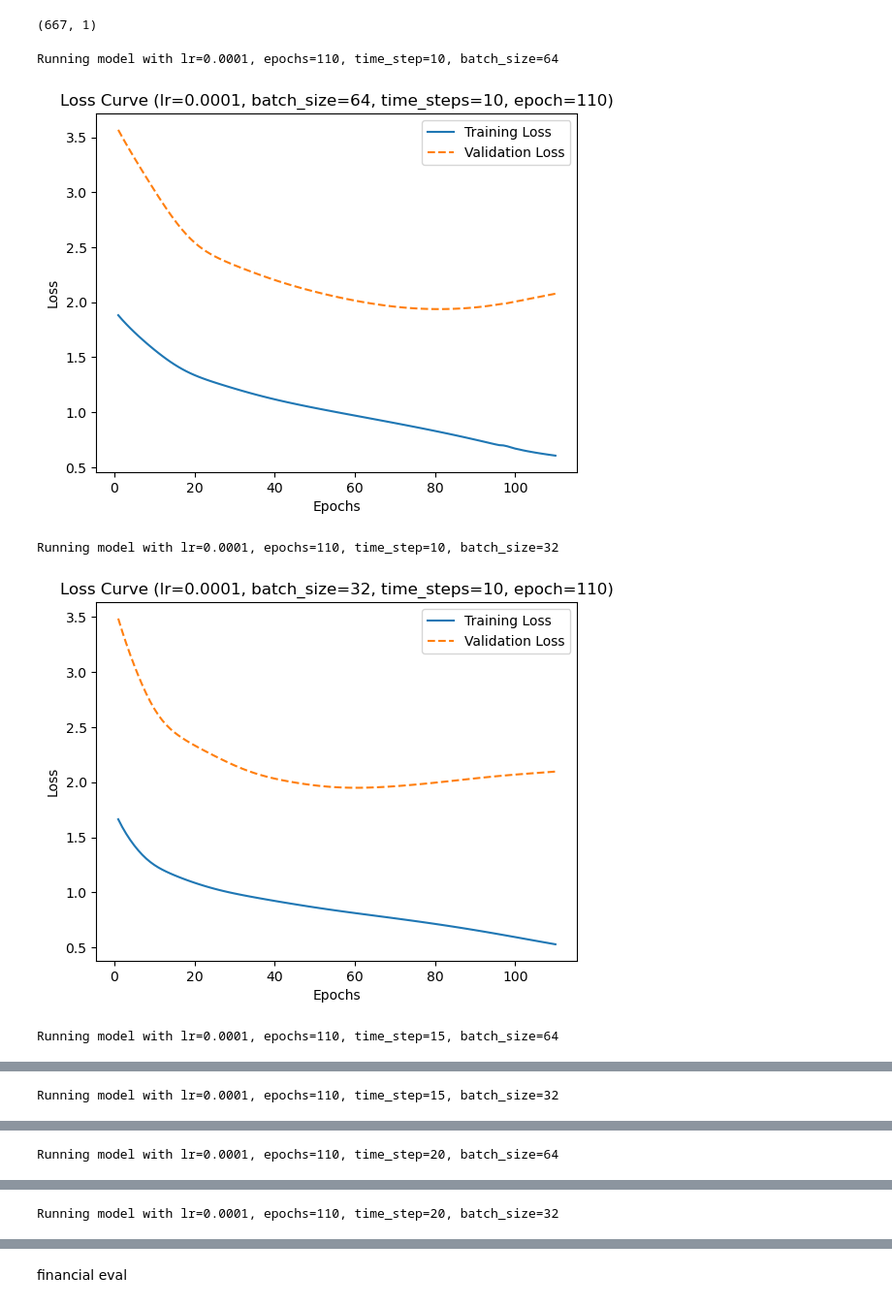
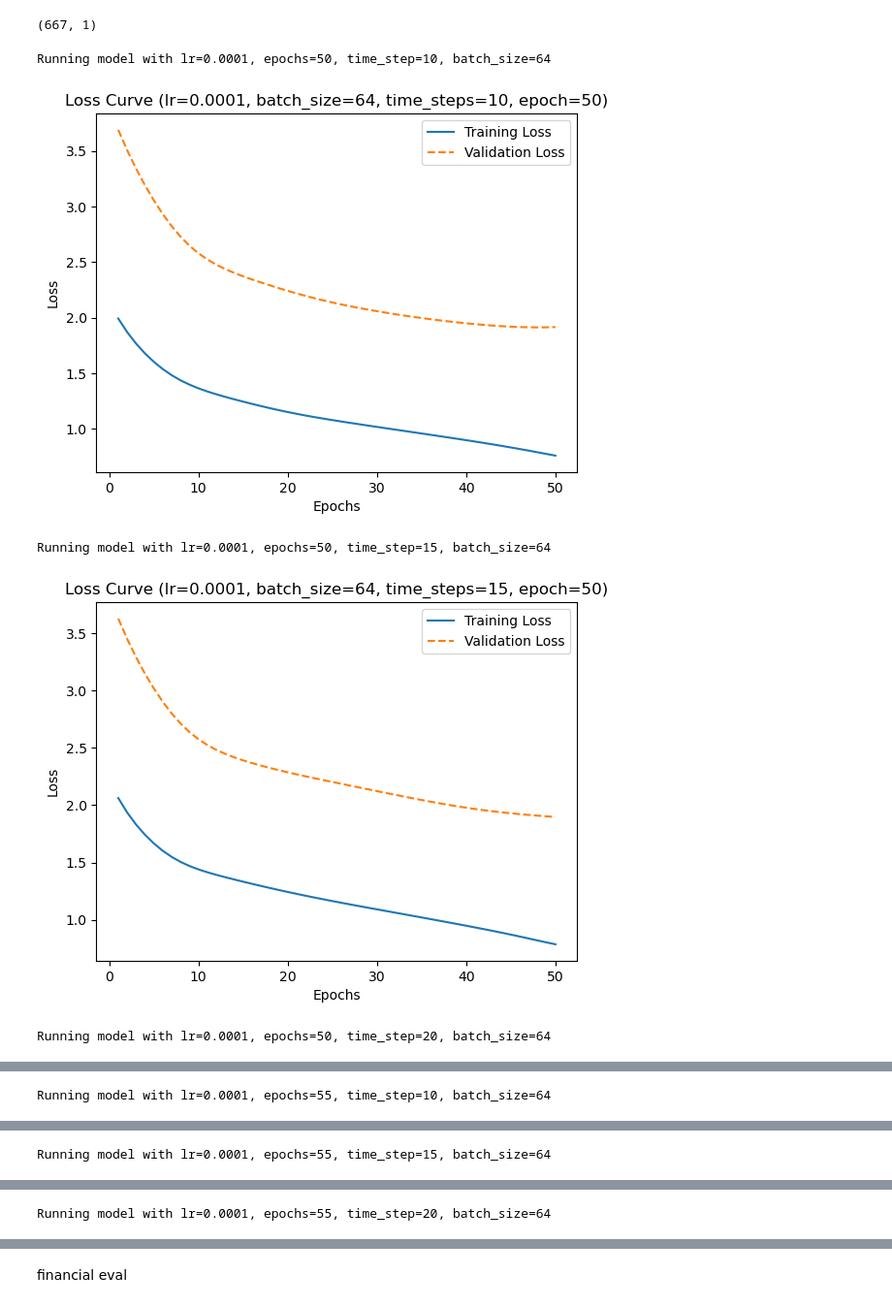
Before and after one commit to halilvibrahim/stock_movement, a Jupyter notebook: Ensemble_Models/PEP_Ensemble.ipynb, the cells around one changed output, grey strips where cells are left out. Shown at 97% size. Cells and saved outputs as stored; diff of their text form; code cells hidden in the pictures.

Commit message:
pep model tests.

```diff
--- a/Ensemble_Models/PEP_Ensemble.ipynb
+++ b/Ensemble_Models/PEP_Ensemble.ipynb
@@ -90,9 +90,9 @@ from itertools import product  # For generating combinations
 
 # Define model parameters
 learning_rates = [0.0001]
-epochs = [110, 105, 100]
+epochs = [50, 55, 60]
 time_steps = [10, 15, 20]
-batch_sizes = [64,32]
+batch_sizes = [64]
 
 # Create combinations of parameters (learning rate, epochs, time steps, batch size)
 combinations = list(product(learning_rates, epochs, time_steps, batch_sizes))
@@ -130,7 +130,7 @@ for lr, epoch_count, time_step, batch_size in combinations:
 
     # Define Mamba model configuration
     config = MambaConfig(
-        d_model=32,
+        d_model=64,
         n_layers=3,
         dt_rank='auto',
         d_state=16,
@@ -173,35 +173,35 @@ for lr, epoch_count, time_step, batch_size in combinations:
         with torch.no_grad():
             X_test_tensor = X_test.clone().detach().to(device).view(-1, time_step, 1)
             y_test_pred = model(X_test_tensor)[:, -1, -1]
             val_loss = criterion(y_test_pred, y_test.to(device)).item()
             validation_losses.append(val_loss)
 
 
     plt.figure()
     plt.plot(range(1, epoch_count + 1), train_losses, label='Training Loss')
     plt.plot(range(1, epoch_count + 1), validation_losses, label='Validation Loss', linestyle='--')
     plt.xlabel('Epochs')
     plt.ylabel('Loss')
     plt.title(f'Loss Curve (lr={lr}, batch_size={batch_size}, time_steps={time_step}, epoch={epoch_count})')
     plt.legend()
     plt.show()
 
     # Test mode and prediction
     model.eval()
     X_test_tensor = X_test.clone().detach().to(device).view(-1, time_step, 1)
 
     with torch.no_grad():
         y_test_pred = model(X_test_tensor)[:, -1, -1].cpu().numpy()
         y_test_pred = y_test_pred.reshape(-1, 1)
         y_test_pred = scaler.inverse_transform(y_test_pred)
         y_test_binary_pred = np.where(y_test_pred > 0, 1, 0)
         ensemble_results.append(y_test_binary_pred)
 
 # Convert predictions to a numpy array for further processing
 ensemble_results = np.array(ensemble_results)
 # %% [output]
-Running model with lr=0.0001, epochs=110, time_step=10, batch_size=64
+Running model with lr=0.0001, epochs=50, time_step=10, batch_size=64
-[figure, old version]
+[figure, new version]
-Running model with lr=0.0001, epochs=110, time_step=10, batch_size=32
+Running model with lr=0.0001, epochs=50, time_step=15, batch_size=64
-[figure, old version]
+[figure, new version]
-Running model with lr=0.0001, epochs=110, time_step=15, batch_size=64
+Running model with lr=0.0001, epochs=50, time_step=20, batch_size=64
@@ -209 +209 @@ Running model with lr=0.0001, epochs=110, time_step=15, batch_size=64
-Running model with lr=0.0001, epochs=110, time_step=15, batch_size=32
+Running model with lr=0.0001, epochs=55, time_step=10, batch_size=64
@@ -211 +211 @@ Running model with lr=0.0001, epochs=110, time_step=15, batch_size=32
-Running model with lr=0.0001, epochs=110, time_step=20, batch_size=64
+Running model with lr=0.0001, epochs=55, time_step=15, batch_size=64
@@ -213 +213 @@ Running model with lr=0.0001, epochs=110, time_step=20, batch_size=64
-Running model with lr=0.0001, epochs=110, time_step=20, batch_size=32
+Running model with lr=0.0001, epochs=55, time_step=20, batch_size=64
```
Also changed, not shown: parts of 6 cells of this notebook, 1 other file.
